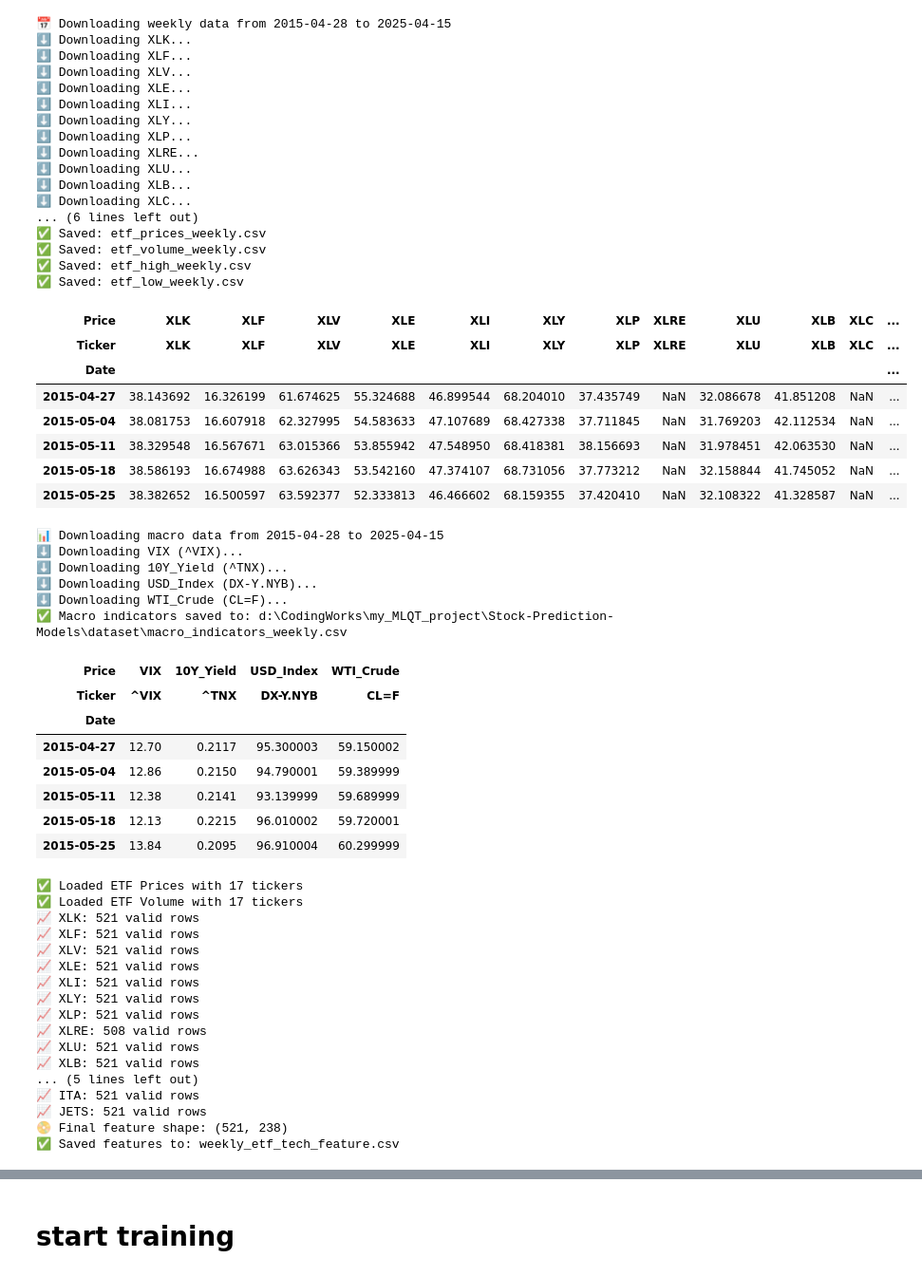
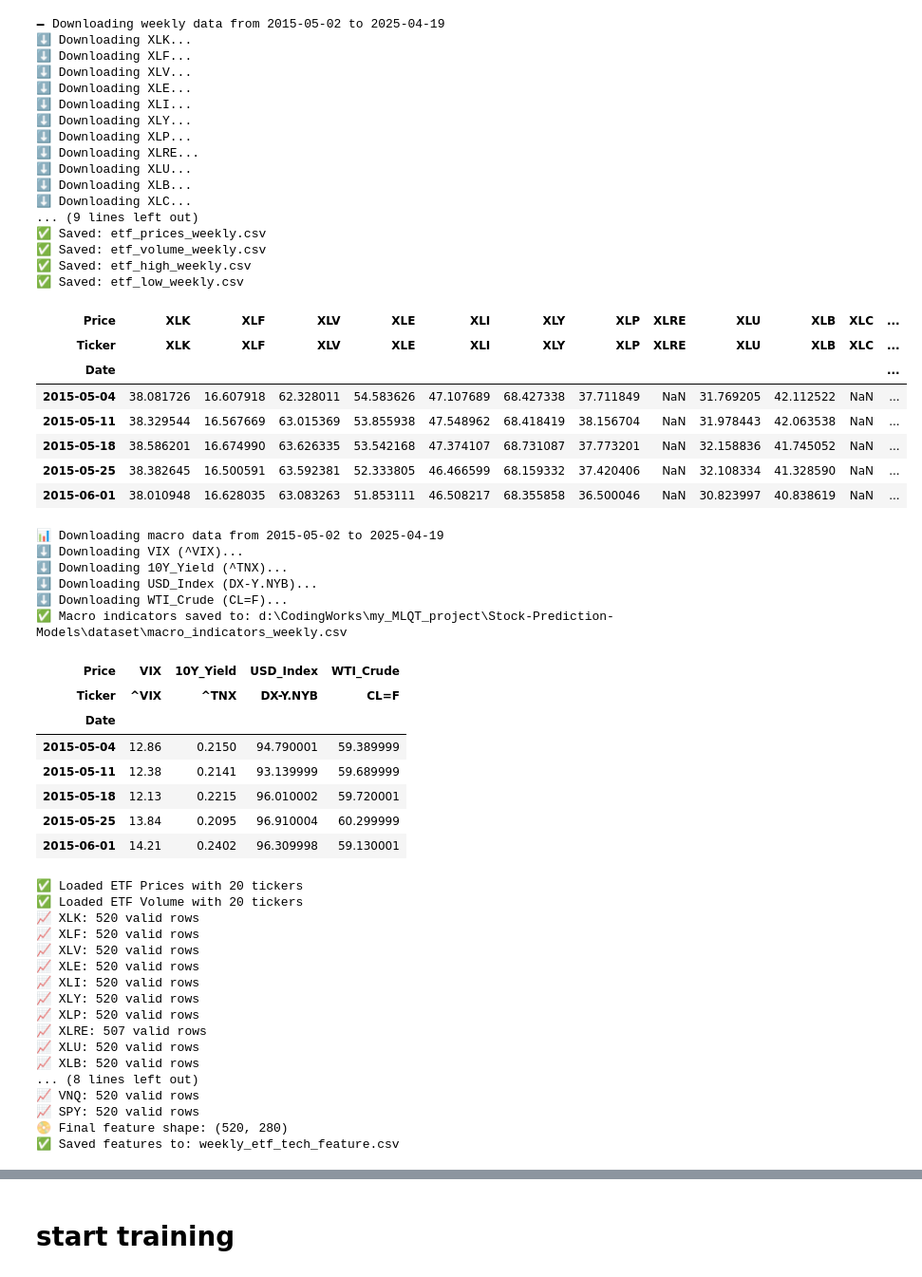
Before and after one commit to tomqwrtyu/QT_ETF_Rotate, a Jupyter notebook: my_agent/etf_weekly_swing_test2.ipynb, the cells around one changed output, grey strips where cells are left out. Shown at 95% size. Saved outputs shown, nothing was run; the diff lists cells and outputs as text; code cells hidden in the pictures.

```diff
--- a/my_agent/etf_weekly_swing_test2.ipynb
+++ b/my_agent/etf_weekly_swing_test2.ipynb
@@ -7,24 +7,20 @@ from datetime import datetime, timedelta
 # ETF list
 etf_list = [
     'XLK', 'XLF', 'XLV', 'XLE', 'XLI', 'XLY', 'XLP', 'XLRE', 'XLU', 'XLB', 'XLC',
-    'SOXX', 'SH', 'DOG', 'RWM', 'ITA', 'JETS'
+    'SOXX', 'SH', 'DOG', 'RWM', 'ITA', 'JETS', 'PSQ', 'VNQ', 'SPY'
 ]
 
 # Date range: from 10 years ago to now
-# Define the start of your 10-year weekly backtest period
 today = datetime.today()
 back_time = today - timedelta(weeks=52 * 10)
-
-# Define start and end as strings for use in yfinance
 start_date = back_time.strftime('%Y-%m-%d')
 end_date = today.strftime('%Y-%m-%d')
 
-print(f"📅 Downloading weekly data from {start_date} to {end_date}")
+print(f"🗕️ Downloading weekly data from {start_date} to {end_date}")
 
 # Ensure dataset/ exists
 dataset_path = os.path.abspath(os.path.join(os.getcwd(), '..', 'dataset'))
-if not os.path.isdir(dataset_path):
-    raise FileNotFoundError(f"🚫 'dataset/' folder not found at {dataset_path}")
+os.makedirs(dataset_path, exist_ok=True)
 
 # Containers
 adjclose_data, volume_data, high_data, low_data = {}, {}, {}, {}
@@ -32,8 +28,16 @@ adjclose_data, volume_data, high_data, low_data = {}, {}, {}, {}
 # Download each ETF
 for symbol in etf_list:
     print(f"⬇️ Downloading {symbol}...")
-    data = yf.download(symbol, start=start_date, end=end_date, interval='1wk', auto_adjust=False, progress=False)
+    data = yf.download(
+        symbol,
+        start=start_date,
+        end=end_date,
+        interval='1wk',  # back to Yahoo's default weekly format (week ending on Friday)
+        auto_adjust=False,
+        progress=False
+    )
     if not data.empty:
+        data = data[~data.index.duplicated(keep='first')].sort_index()
         adjclose_data[symbol] = data[['Adj Close']].rename(columns={'Adj Close': symbol})
         volume_data[symbol] = data[['Volume']].rename(columns={'Volume': symbol})
         high_data[symbol] = data[['High']].rename(columns={'High': symbol})
@@ -51,40 +55,40 @@ def combine_and_save(data_dict, filename):
     print(f"✅ Saved: {filename}")
     return df
 
 # Save all
 price_df = combine_and_save(adjclose_data, 'etf_prices_weekly.csv')
 volume_df = combine_and_save(volume_data, 'etf_volume_weekly.csv')
 high_df = combine_and_save(high_data, 'etf_high_weekly.csv')
 low_df = combine_and_save(low_data, 'etf_low_weekly.csv')
 
 # Preview
 price_df.head()
 # %% [output]
-📅 Downloading weekly data from 2015-04-28 to 2025-04-15
+🗕️ Downloading weekly data from 2015-05-02 to 2025-04-19
 ⬇️ Downloading XLK...
 ⬇️ Downloading XLF...
 ⬇️ Downloading XLV...
 ⬇️ Downloading XLE...
 ⬇️ Downloading XLI...
 ⬇️ Downloading XLY...
 ⬇️ Downloading XLP...
 ⬇️ Downloading XLRE...
 ⬇️ Downloading XLU...
 ⬇️ Downloading XLB...
 ⬇️ Downloading XLC...
-... (6 lines left out)
+... (9 lines left out)
 ✅ Saved: etf_prices_weekly.csv
 ✅ Saved: etf_volume_weekly.csv
 ✅ Saved: etf_high_weekly.csv
 ✅ Saved: etf_low_weekly.csv
 | Price | XLK | XLF | XLV | XLE | XLI | XLY | XLP | XLRE | XLU | XLB | XLC | ... |
 | Ticker | XLK | XLF | XLV | XLE | XLI | XLY | XLP | XLRE | XLU | XLB | XLC | ... |
 | Date |  |  |  |  |  |  |  |  |  |  |  | ... |
-| 2015-04-27 | 38.143692 | 16.326199 | 61.674625 | 55.324688 | 46.899544 | 68.204010 | 37.435749 | NaN | 32.086678 | 41.851208 | NaN | ... |
-| 2015-05-04 | 38.081753 | 16.607918 | 62.327995 | 54.583633 | 47.107689 | 68.427338 | 37.711845 | NaN | 31.769203 | 42.112534 | NaN | ... |
-| 2015-05-11 | 38.329548 | 16.567671 | 63.015366 | 53.855942 | 47.548950 | 68.418381 | 38.156693 | NaN | 31.978451 | 42.063530 | NaN | ... |
-| 2015-05-18 | 38.586193 | 16.674988 | 63.626343 | 53.542160 | 47.374107 | 68.731056 | 37.773212 | NaN | 32.158844 | 41.745052 | NaN | ... |
-| 2015-05-25 | 38.382652 | 16.500597 | 63.592377 | 52.333813 | 46.466602 | 68.159355 | 37.420410 | NaN | 32.108322 | 41.328587 | NaN | ... |
+| 2015-05-04 | 38.081726 | 16.607918 | 62.328011 | 54.583626 | 47.107689 | 68.427338 | 37.711849 | NaN | 31.769205 | 42.112522 | NaN | ... |
+| 2015-05-11 | 38.329544 | 16.567669 | 63.015369 | 53.855938 | 47.548962 | 68.418419 | 38.156704 | NaN | 31.978443 | 42.063538 | NaN | ... |
+| 2015-05-18 | 38.586201 | 16.674990 | 63.626335 | 53.542168 | 47.374107 | 68.731087 | 37.773201 | NaN | 32.158836 | 41.745052 | NaN | ... |
+| 2015-05-25 | 38.382645 | 16.500591 | 63.592381 | 52.333805 | 46.466599 | 68.159332 | 37.420406 | NaN | 32.108334 | 41.328590 | NaN | ... |
+| 2015-06-01 | 38.010948 | 16.628035 | 63.083263 | 51.853111 | 46.508217 | 68.355858 | 36.500046 | NaN | 30.823997 | 40.838619 | NaN | ... |
 # %%
 import os
 import yfinance as yf
@@ -135,7 +139,7 @@ print(f"✅ Macro indicators saved to: {macro_save_path}")
 # Preview
 macro_df.head()
 # %% [output]
-📊 Downloading macro data from 2015-04-28 to 2025-04-15
+📊 Downloading macro data from 2015-05-02 to 2025-04-19
 ⬇️ Downloading VIX (^VIX)...
 ⬇️ Downloading 10Y_Yield (^TNX)...
 ⬇️ Downloading USD_Index (DX-Y.NYB)...
@@ -144,11 +148,11 @@ macro_df.head()
 | Price | VIX | 10Y_Yield | USD_Index | WTI_Crude |
 | Ticker | ^VIX | ^TNX | DX-Y.NYB | CL=F |
 | Date |  |  |  |  |
-| 2015-04-27 | 12.70 | 0.2117 | 95.300003 | 59.150002 |
 | 2015-05-04 | 12.86 | 0.2150 | 94.790001 | 59.389999 |
 | 2015-05-11 | 12.38 | 0.2141 | 93.139999 | 59.689999 |
 | 2015-05-18 | 12.13 | 0.2215 | 96.010002 | 59.720001 |
 | 2015-05-25 | 13.84 | 0.2095 | 96.910004 | 60.299999 |
+| 2015-06-01 | 14.21 | 0.2402 | 96.309998 | 59.130001 |
 # %%
 import pandas as pd
 import os
@@ -242,22 +246,22 @@ base_dir = os.path.abspath(os.path.join(os.getcwd(), '..', 'dataset'))
 features_df.to_csv(os.path.join(base_dir, 'weekly_etf_tech_feature.csv'))
 print(f"✅ Saved features to: weekly_etf_tech_feature.csv")
 # %% [output]
-✅ Loaded ETF Prices with 17 tickers
-✅ Loaded ETF Volume with 17 tickers
-📈 XLK: 521 valid rows
-📈 XLF: 521 valid rows
-📈 XLV: 521 valid rows
-📈 XLE: 521 valid rows
-📈 XLI: 521 valid rows
-📈 XLY: 521 valid rows
-📈 XLP: 521 valid rows
-📈 XLRE: 508 valid rows
-📈 XLU: 521 valid rows
-📈 XLB: 521 valid rows
-... (5 lines left out)
-📈 ITA: 521 valid rows
-📈 JETS: 521 valid rows
-📀 Final feature shape: (521, 238)
+✅ Loaded ETF Prices with 20 tickers
+✅ Loaded ETF Volume with 20 tickers
+📈 XLK: 520 valid rows
+📈 XLF: 520 valid rows
+📈 XLV: 520 valid rows
+📈 XLE: 520 valid rows
+📈 XLI: 520 valid rows
+📈 XLY: 520 valid rows
+📈 XLP: 520 valid rows
+📈 XLRE: 507 valid rows
+📈 XLU: 520 valid rows
+📈 XLB: 520 valid rows
+... (8 lines left out)
+📈 VNQ: 520 valid rows
+📈 SPY: 520 valid rows
+📀 Final feature shape: (520, 280)
 ✅ Saved features to: weekly_etf_tech_feature.csv
 # %%
 import os
```
Also changed, not shown: parts of 6 cells of this notebook.
